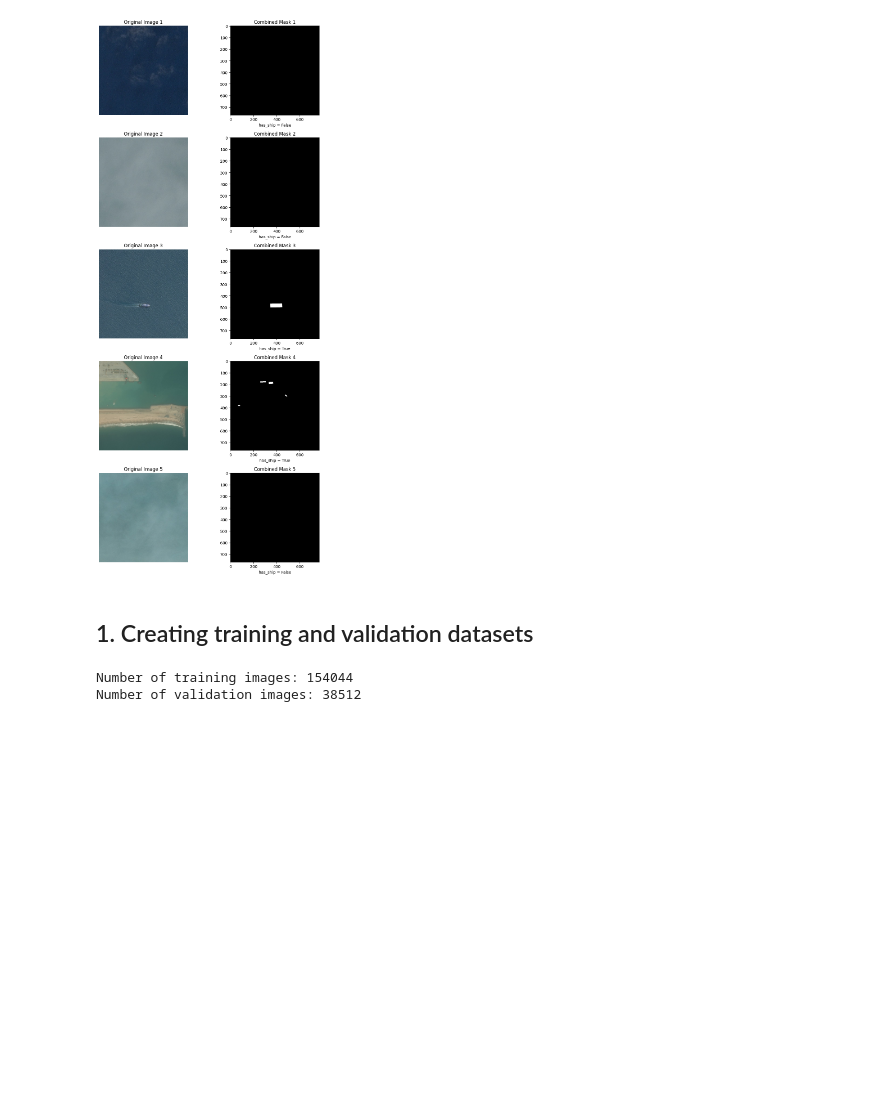
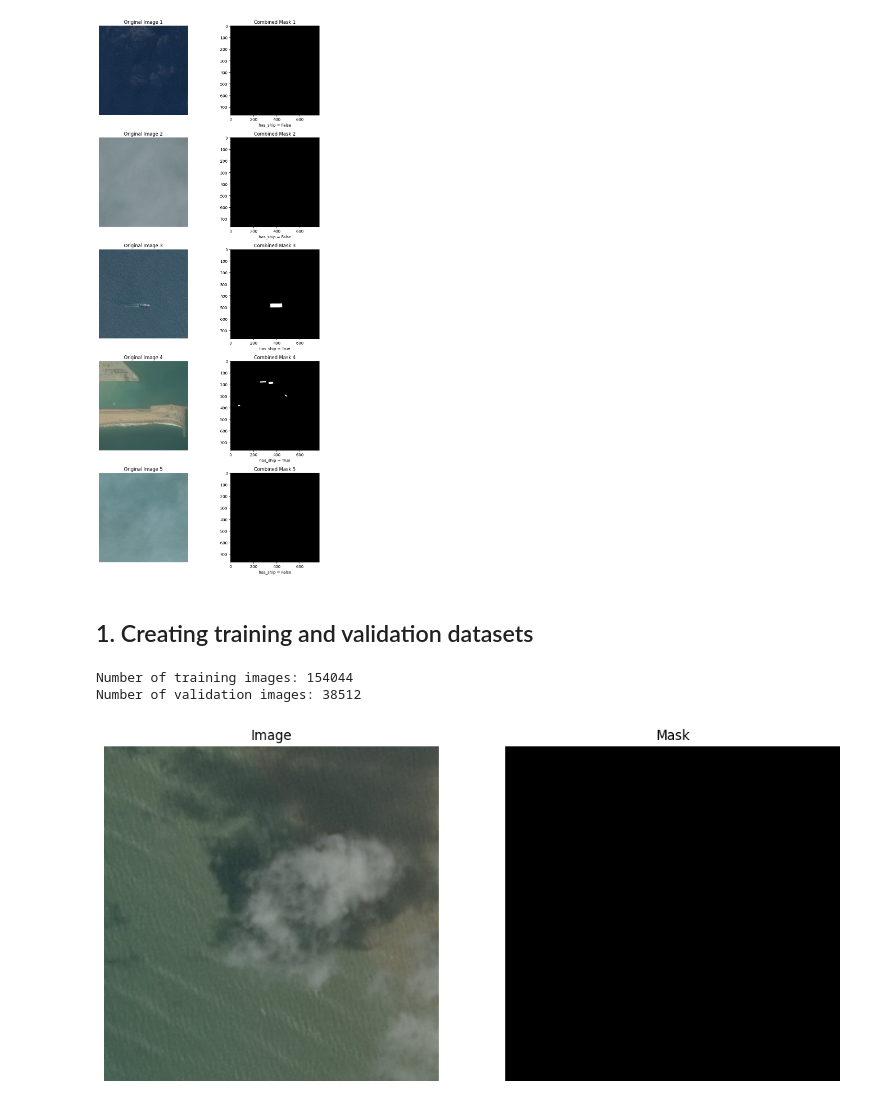
Before and after one commit to istex9/ctr-alt-segmentAnything, a Jupyter notebook: airbus-ship-detection.ipynb, the cells around one changed output. Drawn from its saved outputs; the diff is of its cells as text; code cells hidden in the pictures; blank space fills up the shorter version.

Commit message:
Implement display_random_sample function

```diff
--- a/airbus-ship-detection.ipynb
+++ b/airbus-ship-detection.ipynb
@@ -219,3 +219,31 @@ print(f"Number of validation images: {num_val_images}")
 # %% [output]
 Number of training images: 154044
 Number of validation images: 38512
+# %%
+def display_random_sample(dataset):
+    # Get a random index
+    random_idx = random.randint(0, len(dataset) - 1)
+
+    # Retrieve the image and mask
+    image, mask = dataset[random_idx]
+
+    # Convert tensors to NumPy arrays
+    image_np = image.permute(1, 2, 0).numpy()
+    mask_np = mask.squeeze().numpy()
+
+    # Display
+    fig, ax = plt.subplots(1, 2, figsize=(12, 6))
+
+    ax[0].imshow(image_np)
+    ax[0].set_title('Image')
+    ax[0].axis('off')
+
+    ax[1].imshow(mask_np, cmap='gray')
+    ax[1].set_title('Mask')
+    ax[1].axis('off')
+
+    plt.show()
+# %%
+display_random_sample(val_dataset)
+# %% [output]
+[figure, added]
```
